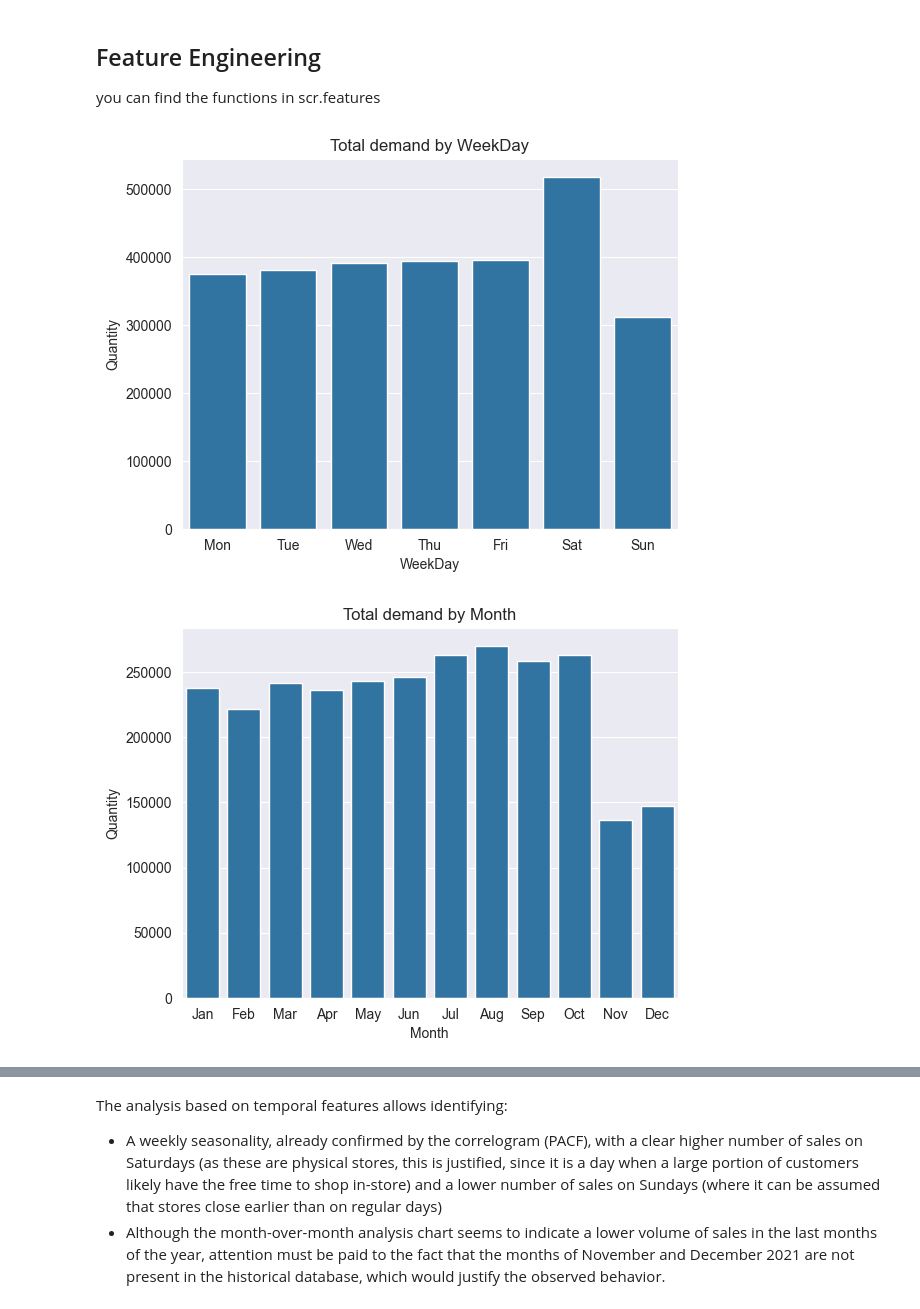
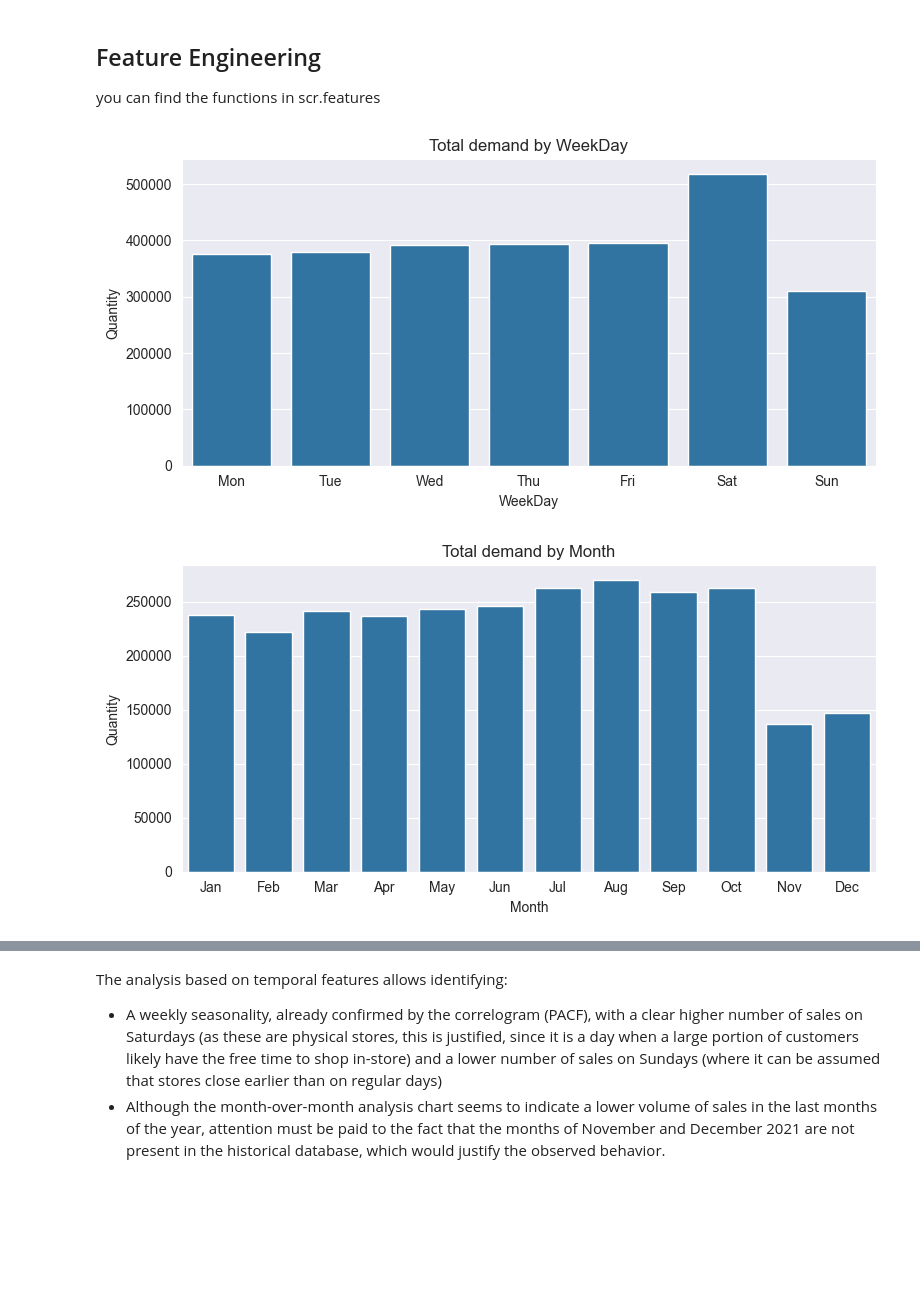
Before and after one commit to Joa1Camargo/online-petshop-data-analysis, a Jupyter notebook: notebooks/PharmaSaude.ipynb, the cells around one changed output, grey strips where cells are left out. Drawn from its saved outputs; the diff is of its cells as text; code cells hidden in the pictures; blank space fills up the shorter version.

```diff
--- a/notebooks/PharmaSaude.ipynb
+++ b/notebooks/PharmaSaude.ipynb
@@ -383,29 +382,22 @@ trend = decomposition.trend
 seasonal = decomposition.seasonal
 residual = decomposition.resid
 
-# plots
-plt.subplots(figsize=(10, 7))
-plt.subplot(411)
-plt.plot(hist_adult.QUANTITY, label='Original')
-plt.legend(loc='best')
-plt.margins(y=0.2)
+fig, axes = plt.subplots(4, 1, figsize=(10, 7))
 
-plt.subplot(412)
-plt.plot(trend, label='Trend')
-plt.legend(loc='best')
-plt.margins(y=0.2)
+axes[0].plot(hist_adult.QUANTITY)
+axes[0].set_title("Original")
 
-plt.subplot(413)
-plt.plot(seasonal, label='Seasonality')
-plt.legend(loc='best')
-plt.margins(y=0.2)
+axes[1].plot(trend)
+axes[1].set_title("Trend")
 
-plt.subplot(414)
-plt.plot(residual, label='Residuals')
-plt.legend(loc='best')
-plt.margins(y=0.2)
+axes[2].plot(seasonal)
+axes[2].set_title("Seasonality")
+
+axes[3].plot(residual)
+axes[3].set_title("Residual")
 
 fig.tight_layout()
-fig.savefig(output_dir / "seasonal_decomposition_adults.png", dpi=300, bbox_inches="tight")
+fig.savefig(output_dir / "seasonal_decomposition_adults.png",
+            dpi=300, bbox_inches="tight")
 plt.show()
 # %% [output]
@@ -421,21 +413,22 @@ hist_adult_temp = add_calendar_features(hist_adult)
 # %%
 labels = {
     "WeekDay": ["Mon", "Tue", "Wed", "Thu", "Fri", "Sat", "Sun"],
-    "Month":   ["Jan","Feb","Mar","Apr","May","Jun","Jul","Aug","Sep","Oct","Nov","Dec"],
-    "Year":    None  # mantém os valores numéricos
+    "Month": ["Jan", "Feb", "Mar", "Apr", "May", "Jun", "Jul", "Aug", "Sep", "Oct", "Nov", "Dec"],
+    "Year": None,
 }
 
 for col in ["WeekDay", "Month", "Year"]:
     sales_df = hist_adult_temp[[col, 'QUANTITY']].groupby(col).sum()
-    ax = sns.barplot(x=sales_df.index, y=sales_df['QUANTITY'].values)
+    fig, ax = plt.subplots(figsize=(8, 4))
+    sns.barplot(x=sales_df.index, y=sales_df['QUANTITY'].values, ax=ax)
     if labels[col]:
         ax.set_xticklabels(labels[col])
     ax.set_title(f'Total demand by {col}')
     ax.set_xlabel(col)
     ax.set_ylabel('Quantity')
     fig.tight_layout()
     fig.savefig(output_dir / f"demand_{col}_adults.png", dpi=300, bbox_inches="tight")
     plt.show()
 # %% [output]
-[figure, old version]
+[figure, new version]
-[figure, old version]
+[figure, new version]
```
Also changed, not shown: parts of 15 cells of this notebook, 9 other files.
